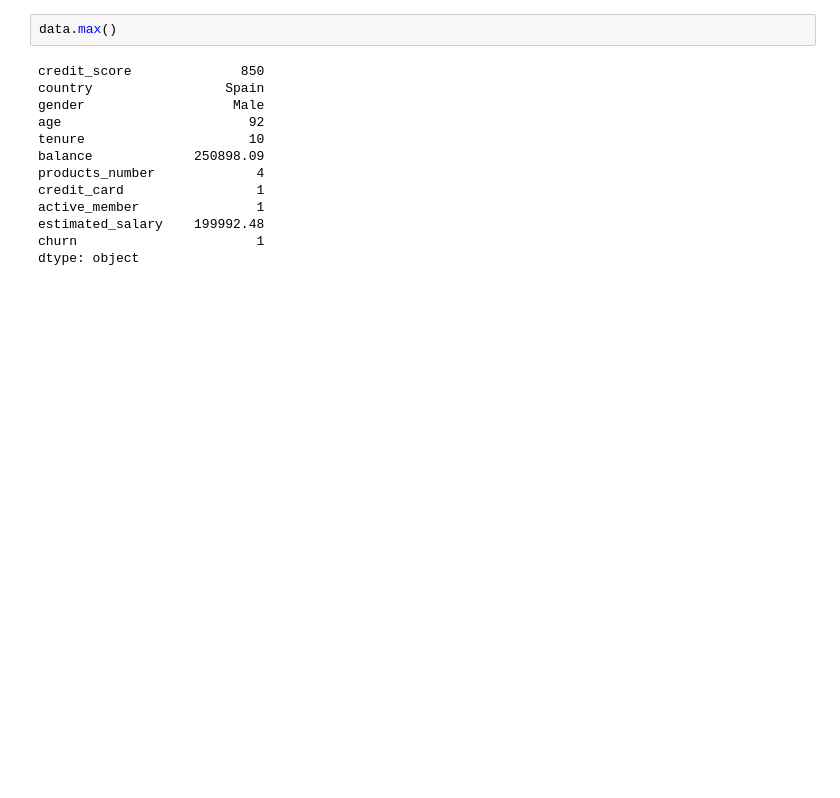
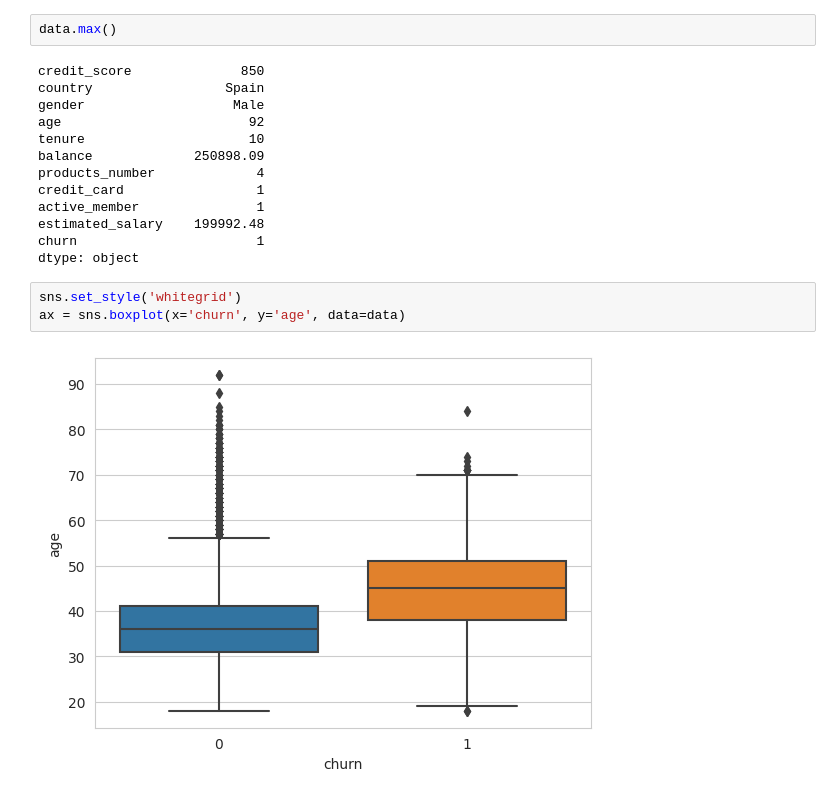
Before and after one commit to mmwitters/CDA_Project, a Jupyter notebook: Final Project.ipynb, the cells around one changed output. Drawn from its saved outputs; the diff is of its cells as text; blank space fills up the shorter version.

```diff
--- a/Final Project.ipynb
+++ b/Final Project.ipynb
@@ -68,3 +69,8 @@ active_member               1
 estimated_salary    199992.48
 churn                       1
 dtype: object
+# %%
+sns.set_style('whitegrid')
+ax = sns.boxplot(x='churn', y='age', data=data)
+# %% [output]
+[figure, added]
```
Also changed, not shown: parts of 6 cells of this notebook.
